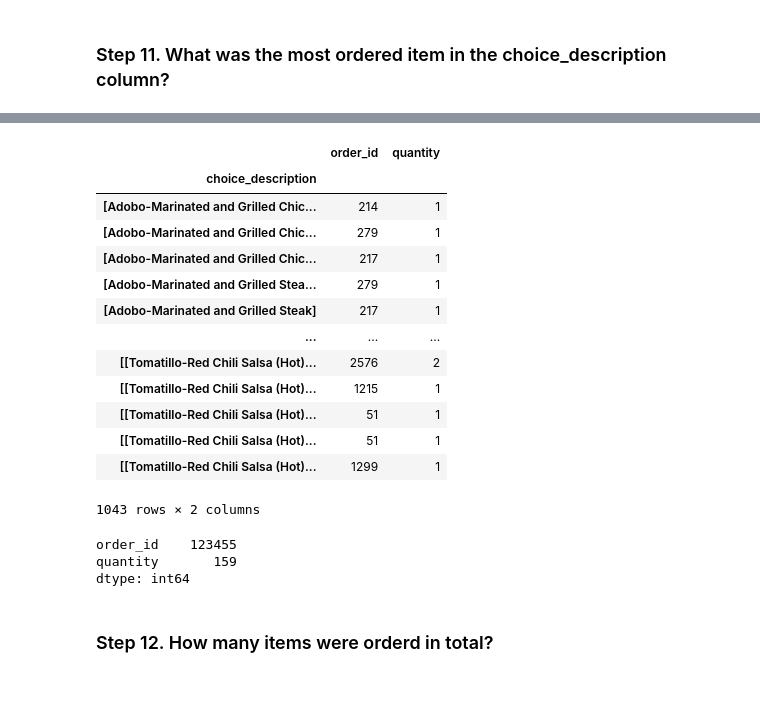
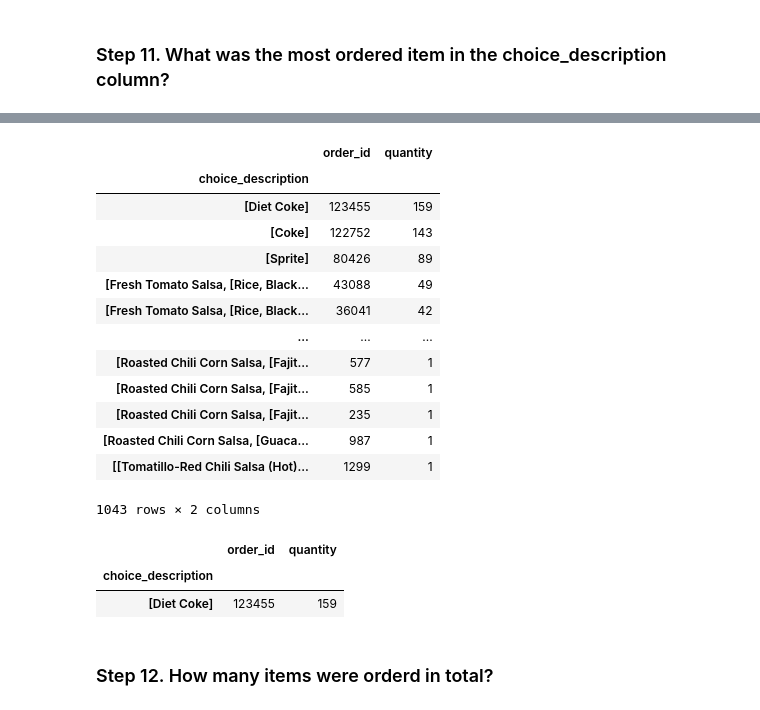
Before and after one commit to Filipate/DataScienceJUN, a Jupyter notebook: WEEK_4/Day2_G/exercises/1_Basic_concepts/Chipotle/Solutions.ipynb, the cells around one changed output, grey strips where cells are left out. Drawn from its saved outputs; the diff is of its cells as text; code cells hidden in the pictures.

```diff
--- a/WEEK_4/Day2_G/exercises/1_Basic_concepts/Chipotle/Solutions.ipynb
+++ b/WEEK_4/Day2_G/exercises/1_Basic_concepts/Chipotle/Solutions.ipynb
@@ -184,5 +235,3 @@ orden.tail(1)
 |  | order_id | quantity |
 | item_name |  |  |
 | Chicken Bowl | 713926 | 761 |
-# %%
-chipo.quantity[0]= chipo.quantity[0]*2
@@ -349,28 +431,28 @@ chipo
 # %%
 most_ordered = chipo.groupby("choice_description").sum()
+most_ordered = most_ordered.sort_values(["quantity"], ascending=False)
 most_ordered
 # %% [output]
 |  | order_id | quantity |
 | choice_description |  |  |
-| [Adobo-Marinated and Grilled Chic... | 214 | 1 |
-| [Adobo-Marinated and Grilled Chic... | 279 | 1 |
-| [Adobo-Marinated and Grilled Chic... | 217 | 1 |
-| [Adobo-Marinated and Grilled Stea... | 279 | 1 |
-| [Adobo-Marinated and Grilled Steak] | 217 | 1 |
+| [Diet Coke] | 123455 | 159 |
+| [Coke] | 122752 | 143 |
+| [Sprite] | 80426 | 89 |
+| [Fresh Tomato Salsa, [Rice, Black... | 43088 | 49 |
+| [Fresh Tomato Salsa, [Rice, Black... | 36041 | 42 |
 | ... | ... | ... |
-| [[Tomatillo-Red Chili Salsa (Hot)... | 2576 | 2 |
-| [[Tomatillo-Red Chili Salsa (Hot)... | 1215 | 1 |
-| [[Tomatillo-Red Chili Salsa (Hot)... | 51 | 1 |
-| [[Tomatillo-Red Chili Salsa (Hot)... | 51 | 1 |
+| [Roasted Chili Corn Salsa, [Fajit... | 577 | 1 |
+| [Roasted Chili Corn Salsa, [Fajit... | 585 | 1 |
+| [Roasted Chili Corn Salsa, [Fajit... | 235 | 1 |
+| [Roasted Chili Corn Salsa, [Guaca... | 987 | 1 |
 | [[Tomatillo-Red Chili Salsa (Hot)... | 1299 | 1 |
 1043 rows × 2 columns
-# %%
-most_ordered = chipo.groupby("choice_description").sum().max()
-most_ordered
-# %% [output]
-order_id    123455
-quantity       159
-dtype: int64
+# %%
+ most_ordered.head(1)
+# %% [output]
+|  | order_id | quantity |
+| choice_description |  |  |
+| [Diet Coke] | 123455 | 159 |
 # %% [markdown]
 ### Step 12. How many items were orderd in total?
 # %%
```
Also changed, not shown: parts of 74 cells of this notebook, 2 other files.
